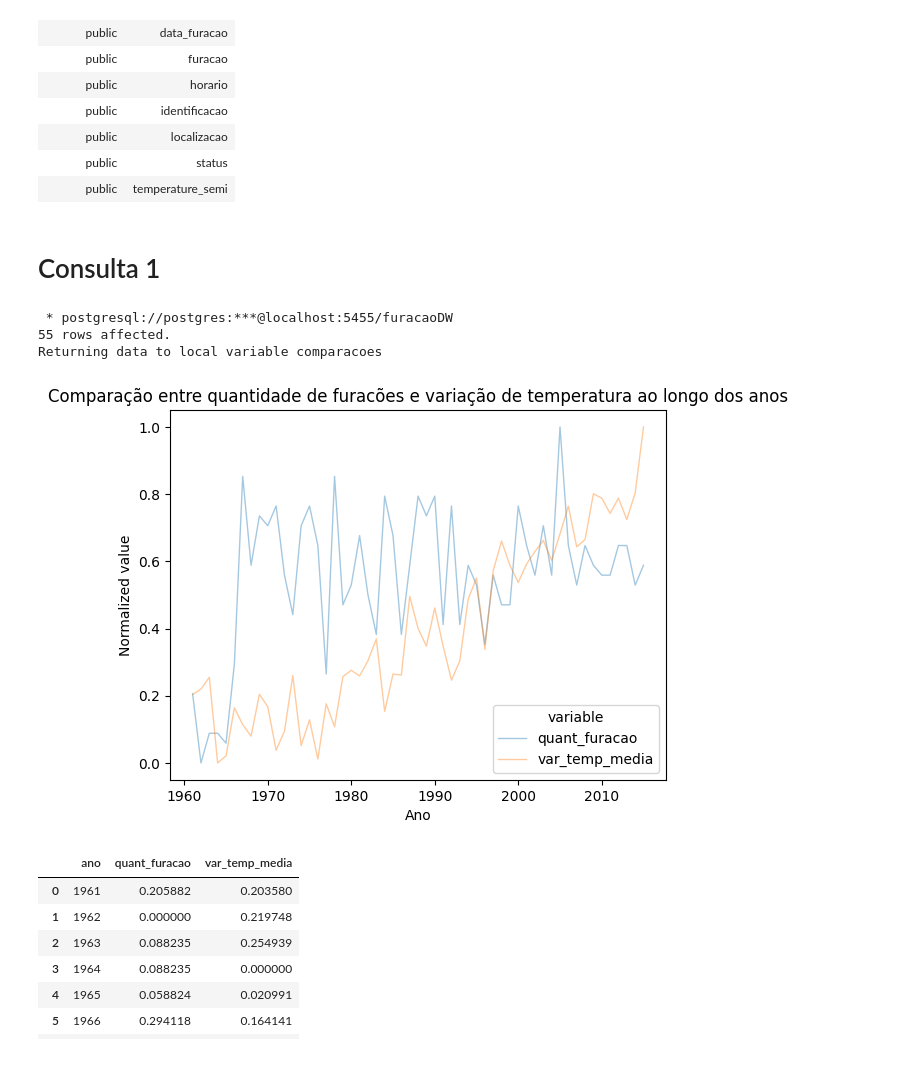
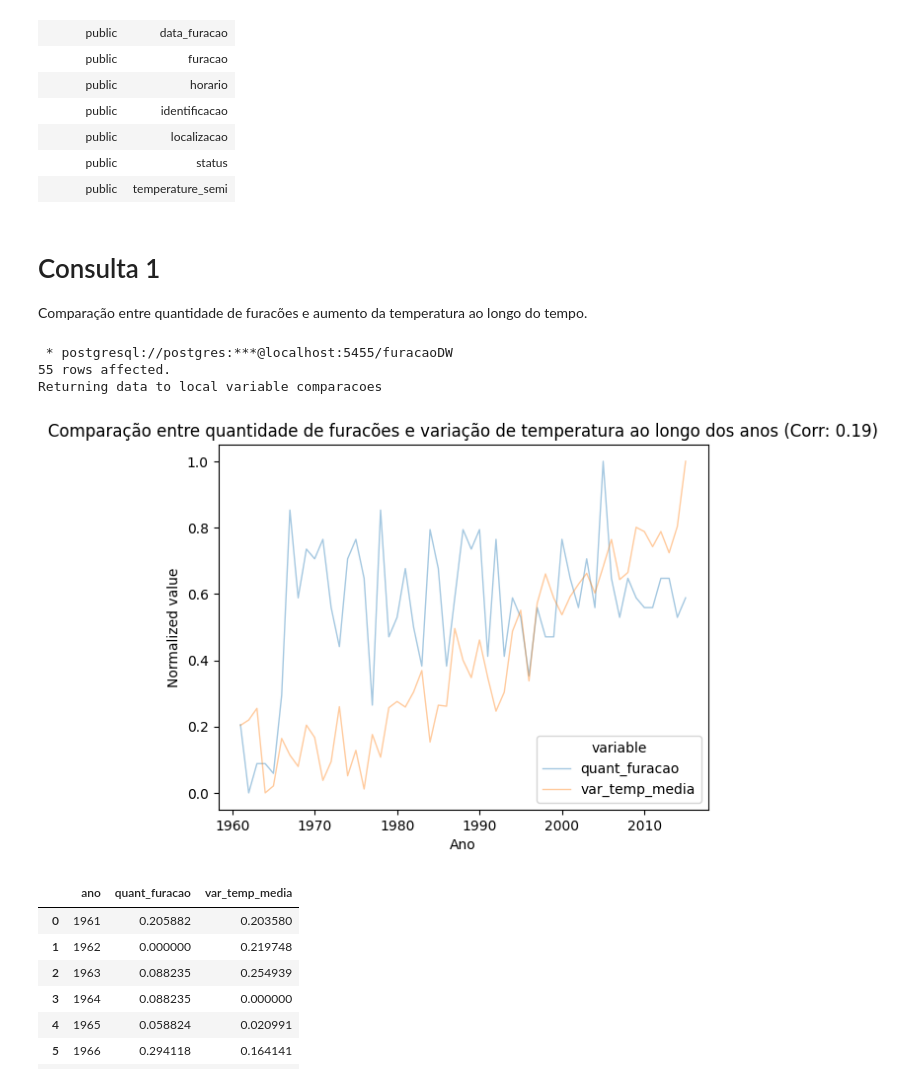
Before and after one commit to kibonusp/processamento-analitico, a Jupyter notebook: consultas.ipynb, the cells around one changed output. Cells and saved outputs as stored; diff of their text form; code cells hidden in the pictures.

```diff
--- a/consultas.ipynb
+++ b/consultas.ipynb
@@ -95,8 +96,9 @@ ORDER BY table_schema,table_name;
 | public | localizacao |
 | public | status |
 | public | temperature_semi |
-# %% [markdown]
-# Consulta 1
+# %% [markdown]
+# Consulta 1
+Comparação entre quantidade de furacões e aumento da temperatura ao longo do tempo.
 # %%
 %%sql
 comparacoes << SELECT da.ano, COUNT(DISTINCT CHAVE_IDENTIFICACAO) AS quant_furacao, AVG(VARIACAO_TEMPERATURA) as var_temp_media
@@ -114,13 +116,14 @@ Returning data to local variable comparacoes
 # %%
 comparacoes = [comparacao for comparacao in comparacoes]
 
 df = pd.DataFrame(comparacoes, columns=['ano', 'quant_furacao', 'var_temp_media'])
 scaler = MinMaxScaler()
 df[['quant_furacao', 'var_temp_media']] = scaler.fit_transform(df[['quant_furacao', 'var_temp_media']])
-sns.lineplot(data=pd.melt(df, ['ano']), x='ano', y='value', hue='variable', lw=1, alpha=0.4, legend=True).set(title='Comparação entre quantidade de furacões e variação de temperatura ao longo dos anos', xlabel='Ano', ylabel='Normalized value')
+corr, _ = pearsonr(df['quant_furacao'], df['var_temp_media'])
+sns.lineplot(data=pd.melt(df, ['ano']), x='ano', y='value', hue='variable', lw=1, alpha=0.4, legend=True).set(title=f'Comparação entre quantidade de furacões e variação de temperatura ao longo dos anos (Corr: {round(corr, 2)})', xlabel='Ano', ylabel='Normalized value')
 plt.show()
 # %% [output]
-[figure, old version]
+[figure, new version]
 # %%
 df
 # %% [output]
```
Also changed, not shown: parts of 12 cells of this notebook, 1 other file.
